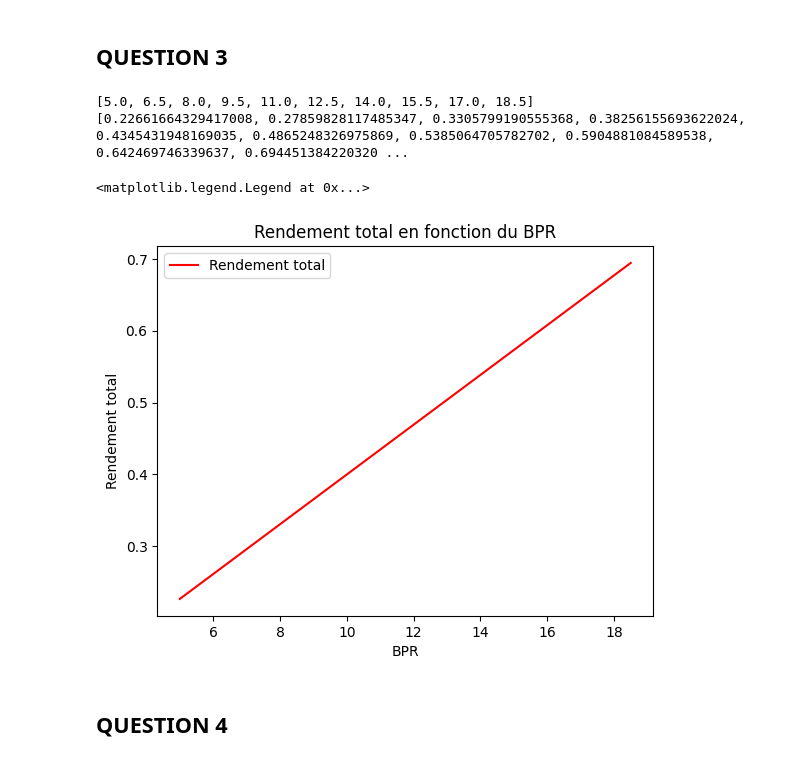
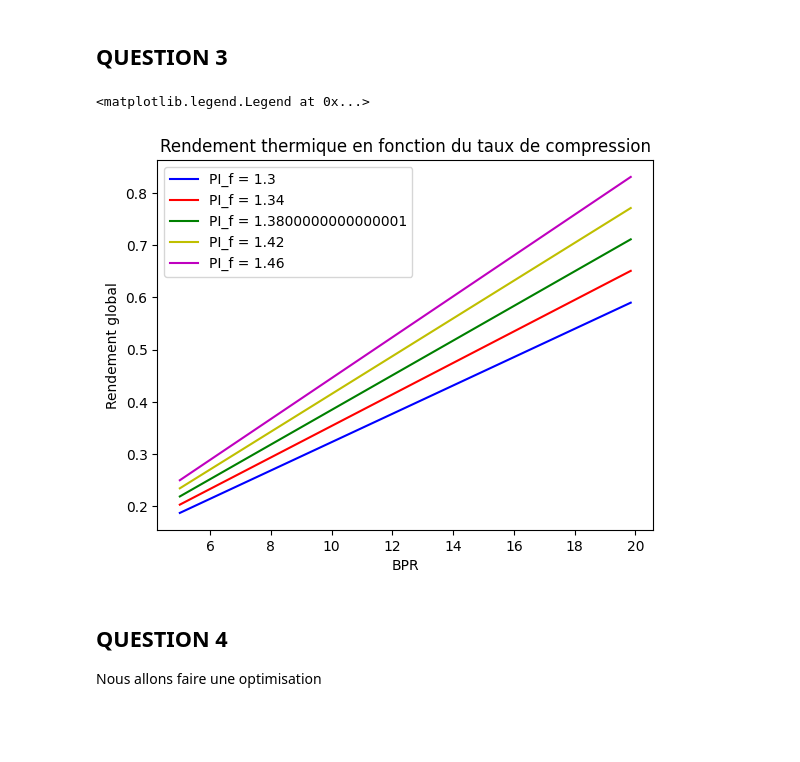
Before and after one commit to 0BAB1/BE_turbofan_double_flux, a Jupyter notebook: main.ipynb, the cells around one changed output. Saved outputs shown, nothing was run; the diff lists cells and outputs as text; code cells hidden in the pictures; blank space fills up the shorter version.

```diff
--- a/main.ipynb
+++ b/main.ipynb
@@ -58,36 +58,47 @@ plt.legend()
 from TurboFan_model import TurboFan
 
 # definir les datas pour plot
-nbBPR = 10
+nbBPR = 100
+nbPIf = 5
 BPR_data = []
 ETA_global_data = []
-ETA_global_data2 = []
+PIf_plots = []
 
 # récolter les datas
-for i in range(nbBPR):
-    baseBPR = 5
-    finBPR = 20
-    BPR = baseBPR + ((finBPR-baseBPR)/nbBPR)*i
-    engine = TurboFan(40, 1600, BPR)
-    BPR_data.append(BPR)
-    ETA_global_data.append(engine.ETA_total)
-
-print(BPR_data)
-print(ETA_global_data)
-
-plt.plot(BPR_data, ETA_global_data, marker='', linestyle='-', color='r', label='Rendement total')
-
-# Add labels and title
-plt.xlabel('BPR')
-plt.ylabel('Rendement total')
-plt.title('Rendement total en fonction du BPR')
-
-# Add a legend
-plt.legend()
+for j in range(nbPIf):
+    basePIf = 1.3
+    finPIf = 1.5
+    PIf = basePIf + ((finPIf-basePIf)/nbPIf)*j
+    for i in range(nbBPR):
+        baseBPR = 5
+        finBPR = 20
+        BPR = baseBPR + ((finBPR-baseBPR)/nbBPR)*i
+        engine = TurboFan(40, 1600, BPR, PIf)
+        BPR_data.append(BPR)
+        ETA_global_data.append(engine.ETA_total)
+    PIf_plots.append([BPR_data, ETA_global_data])
+    BPR_data = []
+    ETA_global_data = []
-# %% [output]
-[5.0, 6.5, 8.0, 9.5, 11.0, 12.5, 14.0, 15.5, 17.0, 18.5]
-[0.22661664329417008, 0.27859828117485347, 0.3305799190555368, 0.38256155693622024, 0.4345431948169035, 0.4865248326975869, 0.5385064705782702, 0.5904881084589538, 0.642469746339637, 0.694451384220320 ...
-<matplotlib.legend.Legend at 0x...>
-[figure, removed]
+# %%
+
+import matplotlib.pyplot as plt
+
+colors = ['b', 'r', 'g', 'y', 'm']
+
+for i, PIf in enumerate(PIf_plots):
+    plt.plot(PIf[0], PIf[1], marker='', linestyle='-', color=colors[i%5], label=f'PI_f = {float(basePIf + ((finPIf-basePIf)/nbPIf)*i)}')
+
+# Add labels and title
+plt.xlabel('BPR')
+plt.ylabel('Rendement global')
+plt.title('Rendement thermique en fonction du taux de compression')
+
+# Add a legend
+plt.legend()
+# %% [output]
+<matplotlib.legend.Legend at 0x...>
+[figure, added]
 # %% [markdown]
 ## QUESTION 4
+
+Nous allons faire une optimisation
```
Also changed, not shown: parts of 2 cells of this notebook, 1 other file.
